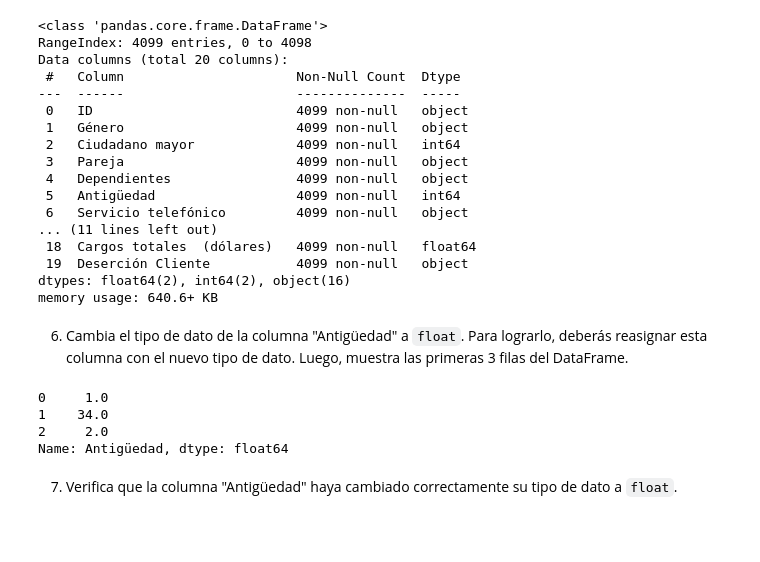
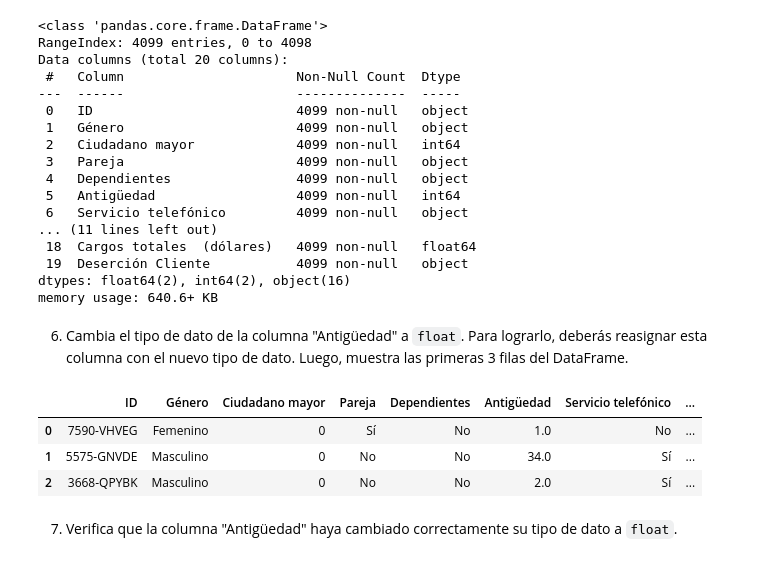
Before and after one commit to oscar-abud/Aprendiendo-Pandas-Python, a Jupyter notebook: Laboratorio 0_Introducción a Pandas.ipynb, the cells around one changed output. Drawn from its saved outputs; the diff is of its cells as text; code cells hidden in the pictures; blank space fills up the shorter version.

```diff
--- a/Laboratorio 0_Introducción a Pandas.ipynb
+++ b/Laboratorio 0_Introducción a Pandas.ipynb
@@ -208,11 +208,11 @@ memory usage: 640.6+ KB
 # %%
 df_1["Antigüedad"] = df_1["Antigüedad"].astype(float) #Para cambiar el tipo de dato de la columna "Antigüedad" a decimal.
 
-df_1["Antigüedad"].head(3) #Para ver las primeras 3 filas de la columna "Antigüedad" después de cambiar su tipo de dato.
+df_1.head(3) #Para ver las primeras 3 filas de la columna después de cambiar su tipo de dato.
 # %% [output]
-0     1.0
-1    34.0
-2     2.0
-Name: Antigüedad, dtype: float64
+|  | ID | Género | Ciudadano mayor | Pareja | Dependientes | Antigüedad | Servicio telefónico | ... |
+| 0 | 7590-VHVEG | Femenino | 0 | Sí | No | 1.0 | No | ... |
+| 1 | 5575-GNVDE | Masculino | 0 | No | No | 34.0 | Sí | ... |
+| 2 | 3668-QPYBK | Masculino | 0 | No | No | 2.0 | Sí | ... |
 # %% [markdown]
 7. Verifica que la columna "Antigüedad" haya cambiado correctamente su tipo de dato a `float`.
```
Also changed, not shown: parts of 1 cell of this notebook.
